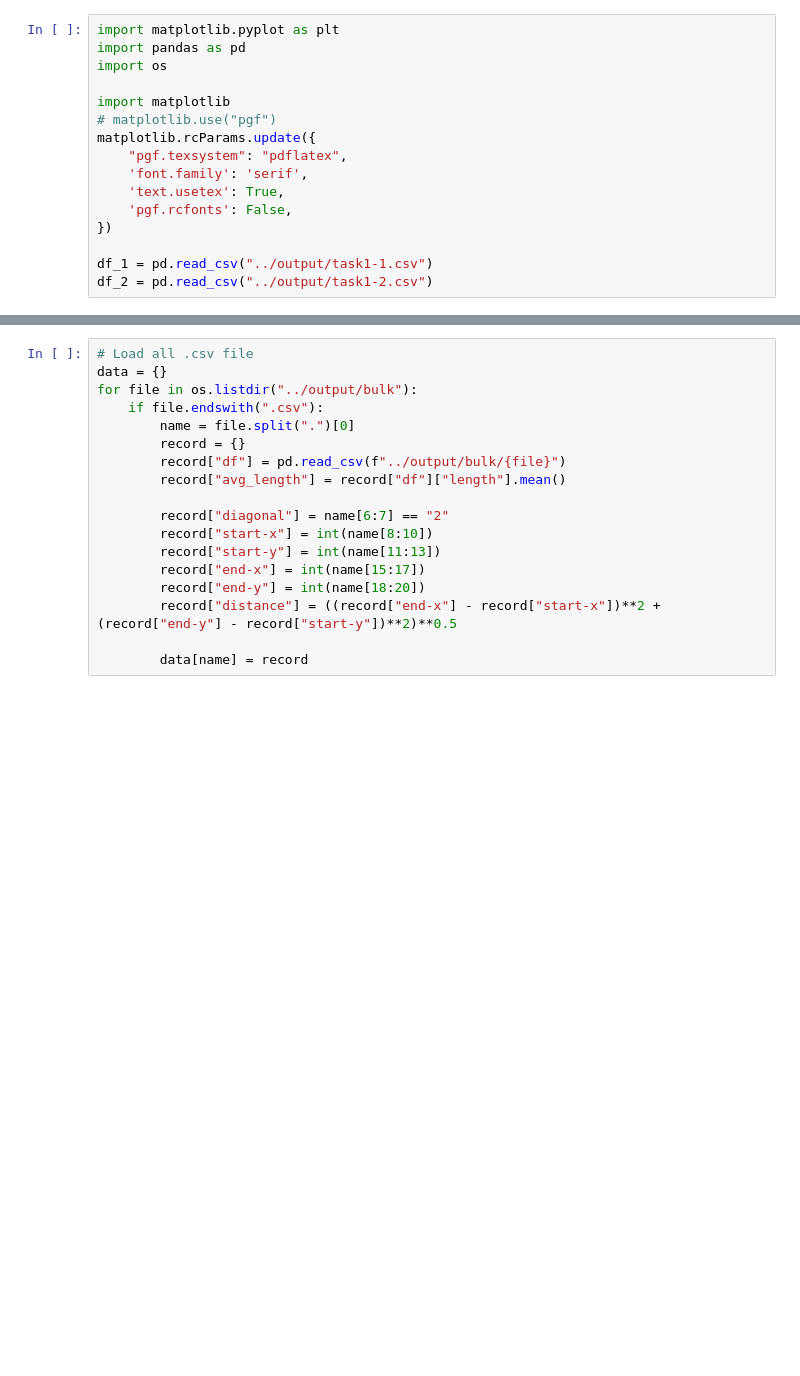
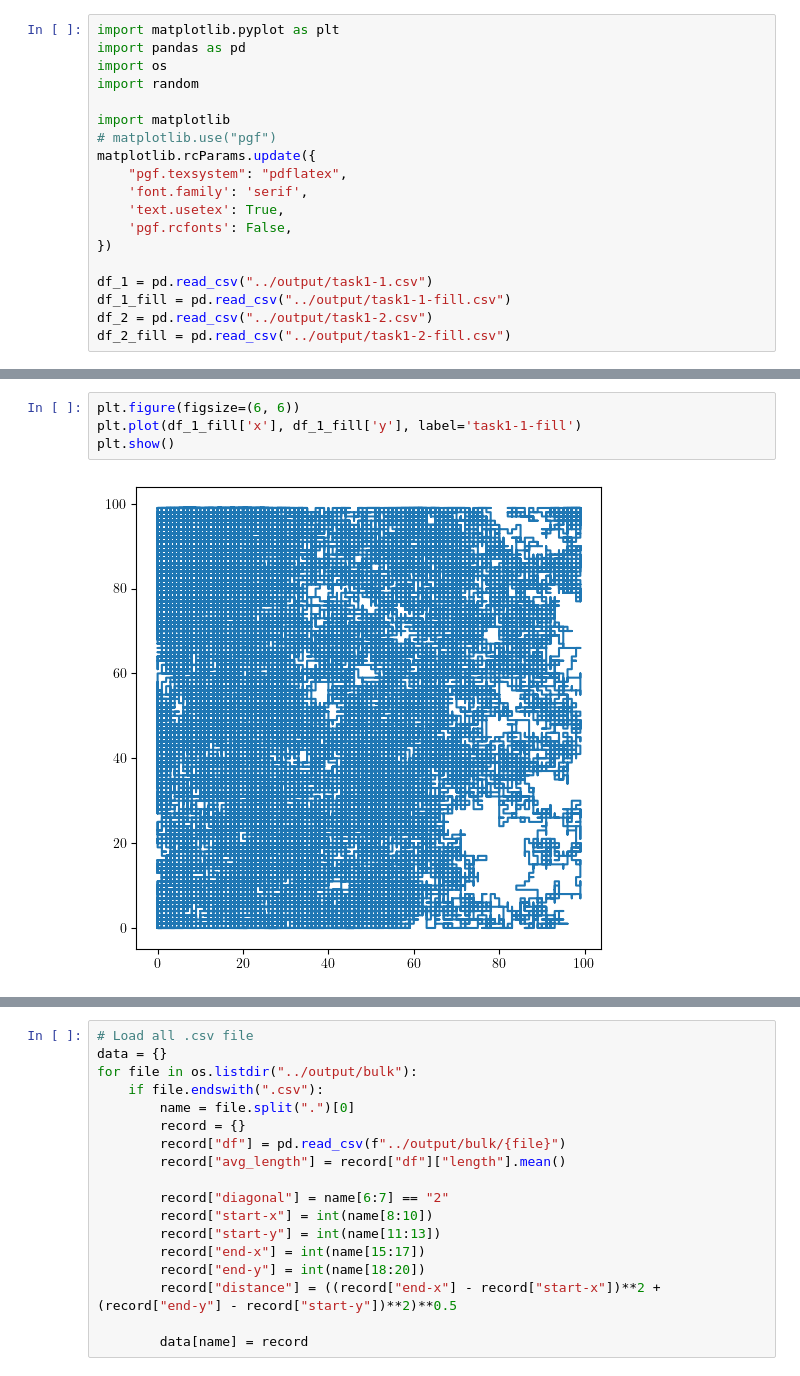
Before and after one commit to NathanRignall/cellular-automata-acw, a Jupyter notebook: automata/plots/task1.ipynb, the cells around one changed output, grey strips where cells are left out. Cells and saved outputs as stored; diff of their text form; blank space fills up the shorter version.

Commit message:
Add task1 fills

```diff
--- a/automata/plots/task1.ipynb
+++ b/automata/plots/task1.ipynb
@@ -2,6 +2,7 @@
 import matplotlib.pyplot as plt
 import pandas as pd
 import os
+import random
 
 import matplotlib
 # matplotlib.use("pgf")
@@ -13,5 +14,7 @@ matplotlib.rcParams.update({
 })
 
 df_1 = pd.read_csv("../output/task1-1.csv")
+df_1_fill = pd.read_csv("../output/task1-1-fill.csv")
 df_2 = pd.read_csv("../output/task1-2.csv")
+df_2_fill = pd.read_csv("../output/task1-2-fill.csv")
 # %%
@@ -22,0 +29,6 @@ plt.show()
+# %%
+plt.figure(figsize=(6, 6))
+plt.plot(df_1_fill['x'], df_1_fill['y'], label='task1-1-fill')
+plt.show()
+# %% [output]
+[figure, added]
```
Also changed, not shown: parts of 7 cells of this notebook, 2 other files.
